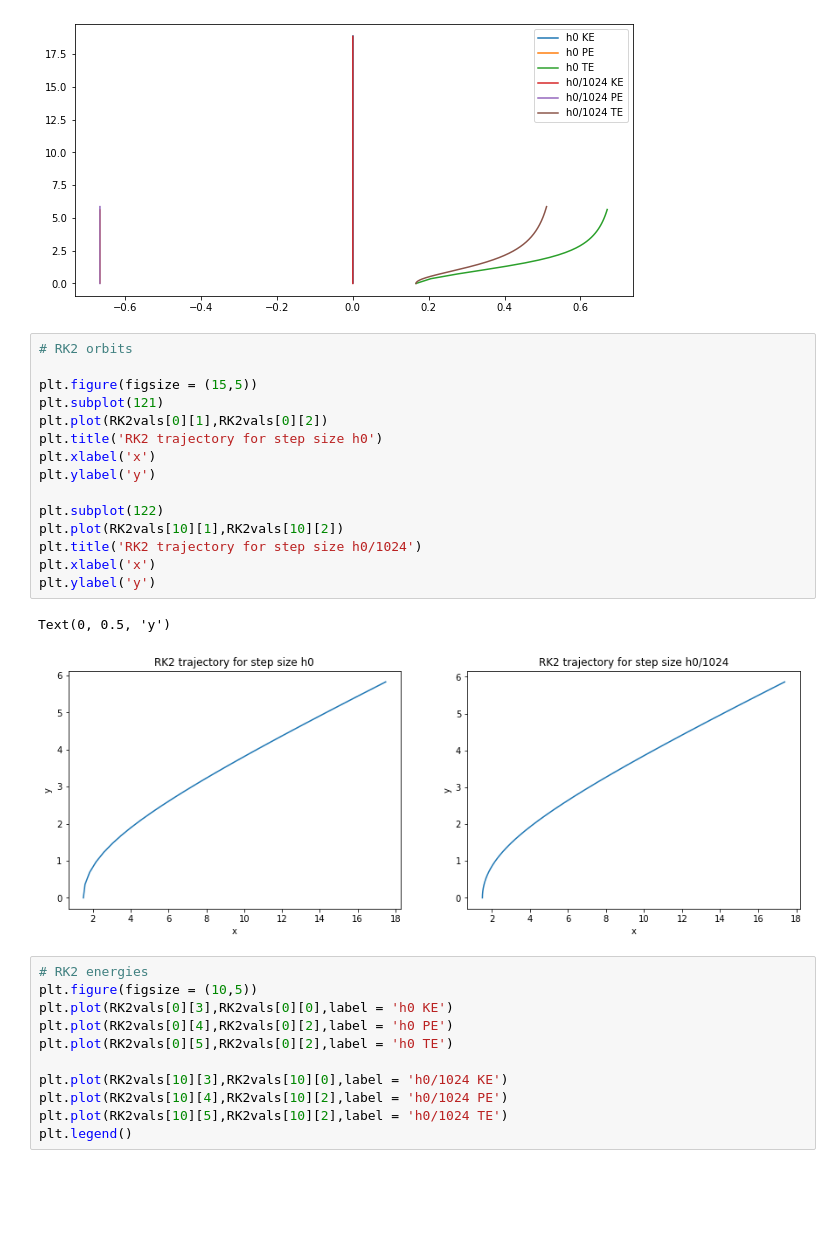
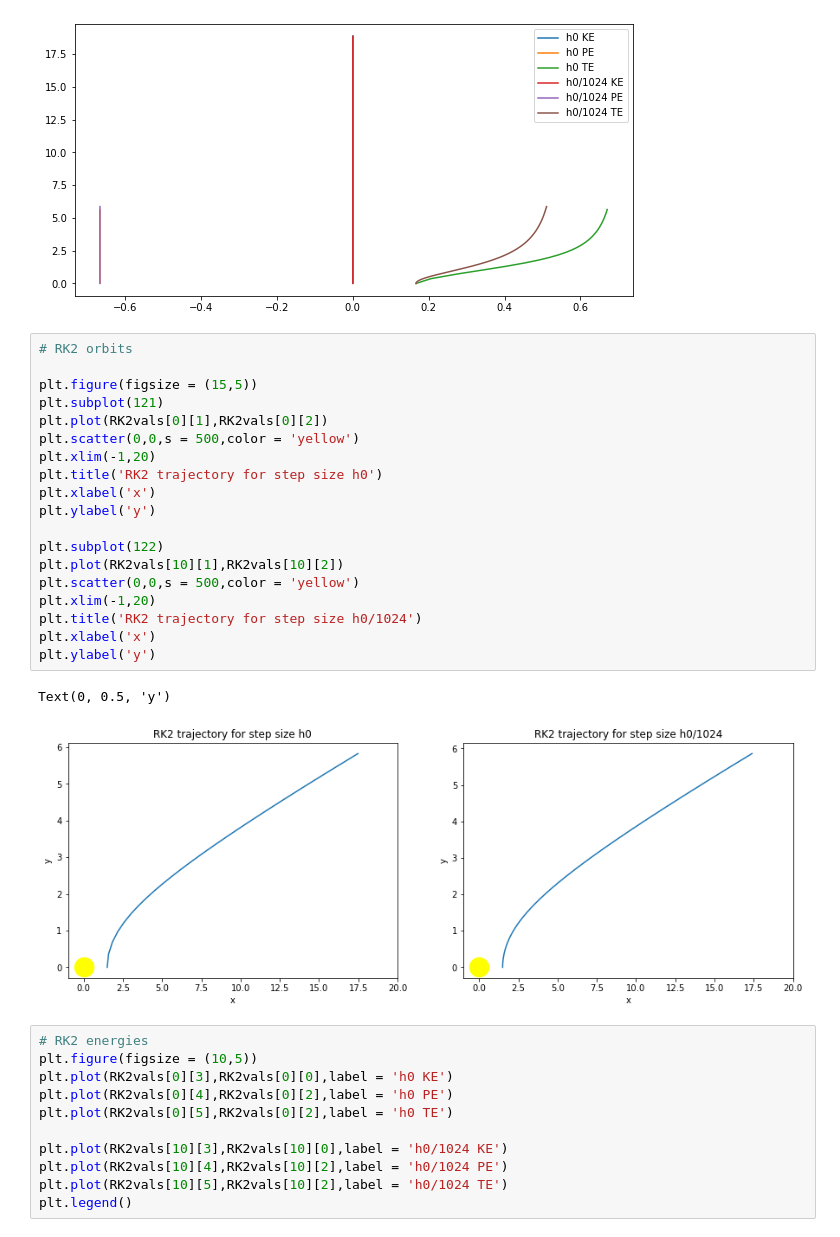
Before and after one commit to AriAtari/AST-projecy-group-10, a Jupyter notebook: Group10.ipynb, the cells around one changed output. Cells and saved outputs as stored; diff of their text form; blank space fills up the shorter version.

```diff
--- a/Group10.ipynb
+++ b/Group10.ipynb
@@ -289,21 +291,25 @@ plt.legend()
 # %%
 # RK2 orbits
 
 plt.figure(figsize = (15,5))
 plt.subplot(121)
 plt.plot(RK2vals[0][1],RK2vals[0][2])
+plt.scatter(0,0,s = 500,color = 'yellow')
+plt.xlim(-1,20)
 plt.title('RK2 trajectory for step size h0')
 plt.xlabel('x')
 plt.ylabel('y')
 
 plt.subplot(122)
 plt.plot(RK2vals[10][1],RK2vals[10][2])
+plt.scatter(0,0,s = 500,color = 'yellow')
+plt.xlim(-1,20)
 plt.title('RK2 trajectory for step size h0/1024')
 plt.xlabel('x')
 plt.ylabel('y')
 # %% [output]
 Text(0, 0.5, 'y')
-[figure, old version]
+[figure, new version]
 # %%
 # RK2 energies
 plt.figure(figsize = (10,5))
```
Also changed, not shown: parts of 3 cells of this notebook.
